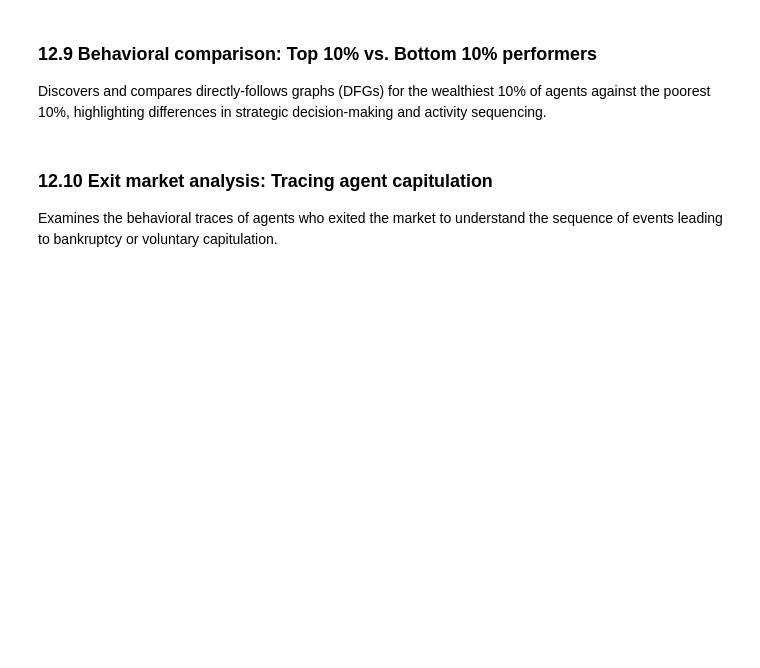
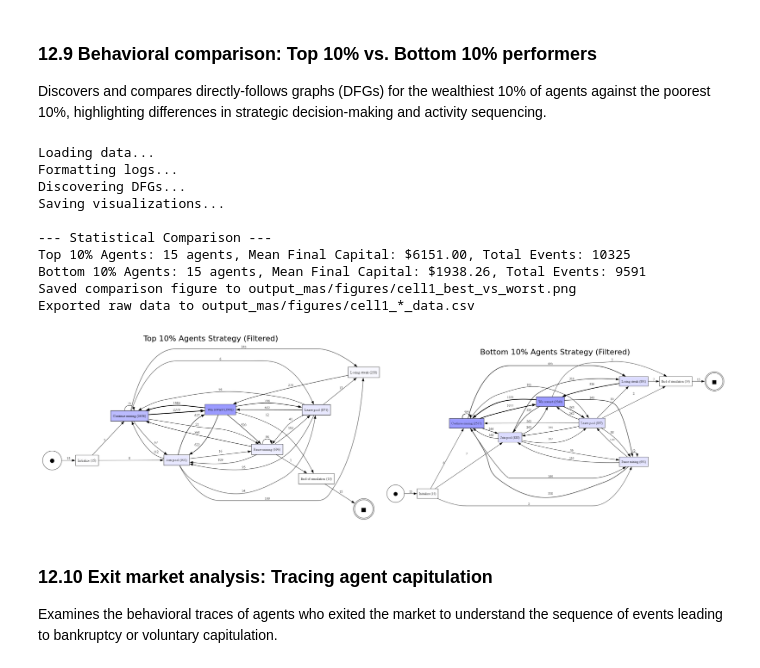
Before and after one commit to hate-bugs/ProcessMiningGroup10, a Jupyter notebook: notebook.ipynb, the cells around one changed output. Drawn from its saved outputs; the diff is of its cells as text; code cells hidden in the pictures; blank space fills up the shorter version.

```diff
--- a/notebook.ipynb
+++ b/notebook.ipynb
@@ -339,7 +361,7 @@ class AdaptiveMiningAgent(mesa.Agent):
         return (
             *self.decision_context(),
             bool(self.fleet.orders),
-            self.model.steps - self.last_capital_trade_day >= self.model.params.capital_trade_cooldown_days,
+            bool(self.model.steps - self.last_capital_trade_day >= self.model.params.capital_trade_cooldown_days),
         )
 
     def legal_capital_actions(self):
@@ -420,11 +442,14 @@ class AdaptiveMiningAgent(mesa.Agent):
 
     def decision_context(self) -> tuple:
         """Small adviser context, observed before choosing; not a Q-learning state."""
+        energy_price = self.model.energy_grids[self.grid]
+        base_price = self.model.grid_base_prices[self.grid]
+        is_shock = bool(energy_price > base_price * 1.35)
         return (
-            "low_cash" if self.capital / max(self.initial_capital, 1.0) < 0.6 else "adequate_cash",
-            self.pool_id is not None,
-            self.needs_repair,
-            self.paused,
+            "shock" if is_shock else "normal",
+            bool(self.pool_id is not None),
+            bool(self.needs_repair),
+            bool(self.paused),
             "negative_outlook" if self.estimate_expected_profit() < 0 else "nonnegative_outlook",
         )
 
@@ -1577,33 +1770,54 @@ filt_top_dfg, filt_top_sa, filt_top_ea, _ = dfg_filtering.filter_dfg_on_activiti
 filt_bot_dfg, filt_bot_sa, filt_bot_ea, _ = dfg_filtering.filter_dfg_on_activities_percentage(bottom_dfg, bottom_sa, bottom_ea, bottom_ac, 0.3)
 
 # 5. Save visualizations
 print("Saving visualizations...")
 pm4py.save_vis_dfg(filt_top_dfg, filt_top_sa, filt_top_ea, 'output_mas/figures/top_dfg.png')
 pm4py.save_vis_dfg(filt_bot_dfg, filt_bot_sa, filt_bot_ea, 'output_mas/figures/bottom_dfg.png')
 
 # 6. Display comparison
 print("\n--- Statistical Comparison ---")
 print(f"Top 10% Agents: {len(top_ids)} agents, Mean Final Capital: ${final_states.loc[top_ids, 'capital'].mean():.2f}, Total Events: {len(top_df)}")
 print(f"Bottom 10% Agents: {len(bottom_ids)} agents, Mean Final Capital: ${final_states.loc[bottom_ids, 'capital'].mean():.2f}, Total Events: {len(bottom_df)}")
 
 # Create plot
 fig, (ax1, ax2) = plt.subplots(1, 2, figsize=(20, 10))
 
 if os.path.exists('output_mas/figures/top_dfg.png'):
     img1 = mpimg.imread('output_mas/figures/top_dfg.png')
     ax1.imshow(img1)
 ax1.set_title("Top 10% Agents Strategy (Filtered)", fontsize=16)
 ax1.axis('off')
 
 if os.path.exists('output_mas/figures/bottom_dfg.png'):
     img2 = mpimg.imread('output_mas/figures/bottom_dfg.png')
     ax2.imshow(img2)
 ax2.set_title("Bottom 10% Agents Strategy (Filtered)", fontsize=16)
 ax2.axis('off')
 
 plt.tight_layout()
 plt.savefig('output_mas/figures/cell1_best_vs_worst.png')
 print("Saved comparison figure to output_mas/figures/cell1_best_vs_worst.png")
+
+# ── Export raw data for LaTeX/TikZ ──
+top_summary = pd.DataFrame({'agent_id': top_ids, 'final_capital': final_states.loc[top_ids, 'capital'].values, 'tier': 'top_10pct'})
+bot_summary = pd.DataFrame({'agent_id': bottom_ids, 'final_capital': final_states.loc[bottom_ids, 'capital'].values, 'tier': 'bottom_10pct'})
+pd.concat([top_summary, bot_summary]).to_csv('output_mas/figures/cell1_best_vs_worst_data.csv', index=False)
+# Export DFG edge tables
+pd.DataFrame([(k, v) for k, v in filt_top_dfg.items()], columns=['edge', 'frequency']).to_csv('output_mas/figures/cell1_top_dfg_edges.csv', index=False)
+pd.DataFrame([(k, v) for k, v in filt_bot_dfg.items()], columns=['edge', 'frequency']).to_csv('output_mas/figures/cell1_bot_dfg_edges.csv', index=False)
+print('Exported raw data to output_mas/figures/cell1_*_data.csv')
+# %% [output]
+Loading data...
+Formatting logs...
+Discovering DFGs...
+Saving visualizations...
+
+--- Statistical Comparison ---
+Top 10% Agents: 15 agents, Mean Final Capital: $6151.00, Total Events: 10325
+Bottom 10% Agents: 15 agents, Mean Final Capital: $1938.26, Total Events: 9591
+Saved comparison figure to output_mas/figures/cell1_best_vs_worst.png
+Exported raw data to output_mas/figures/cell1_*_data.csv
+[figure, added]
 # %% [markdown]
 ### 12.10 Exit market analysis: Tracing agent capitulation
 
```
Also changed, not shown: parts of 43 cells of this notebook.
